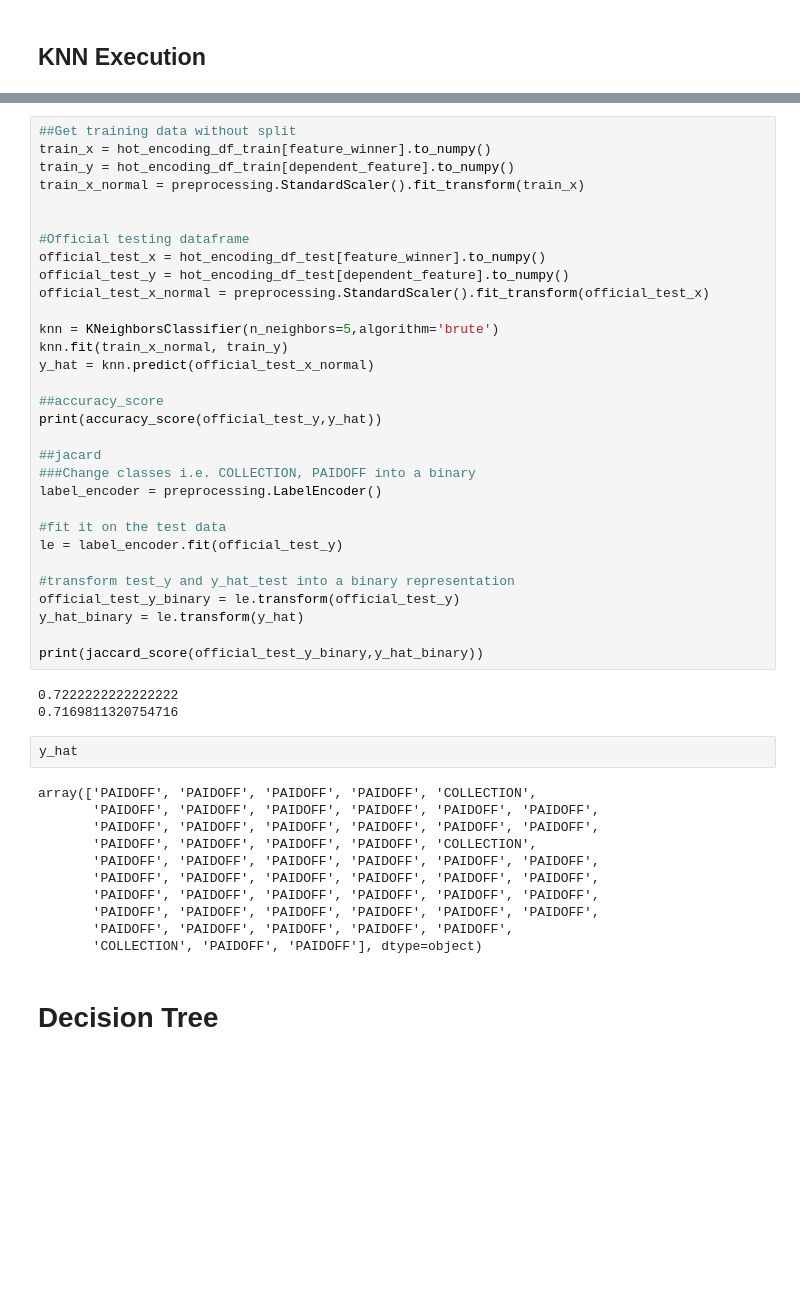
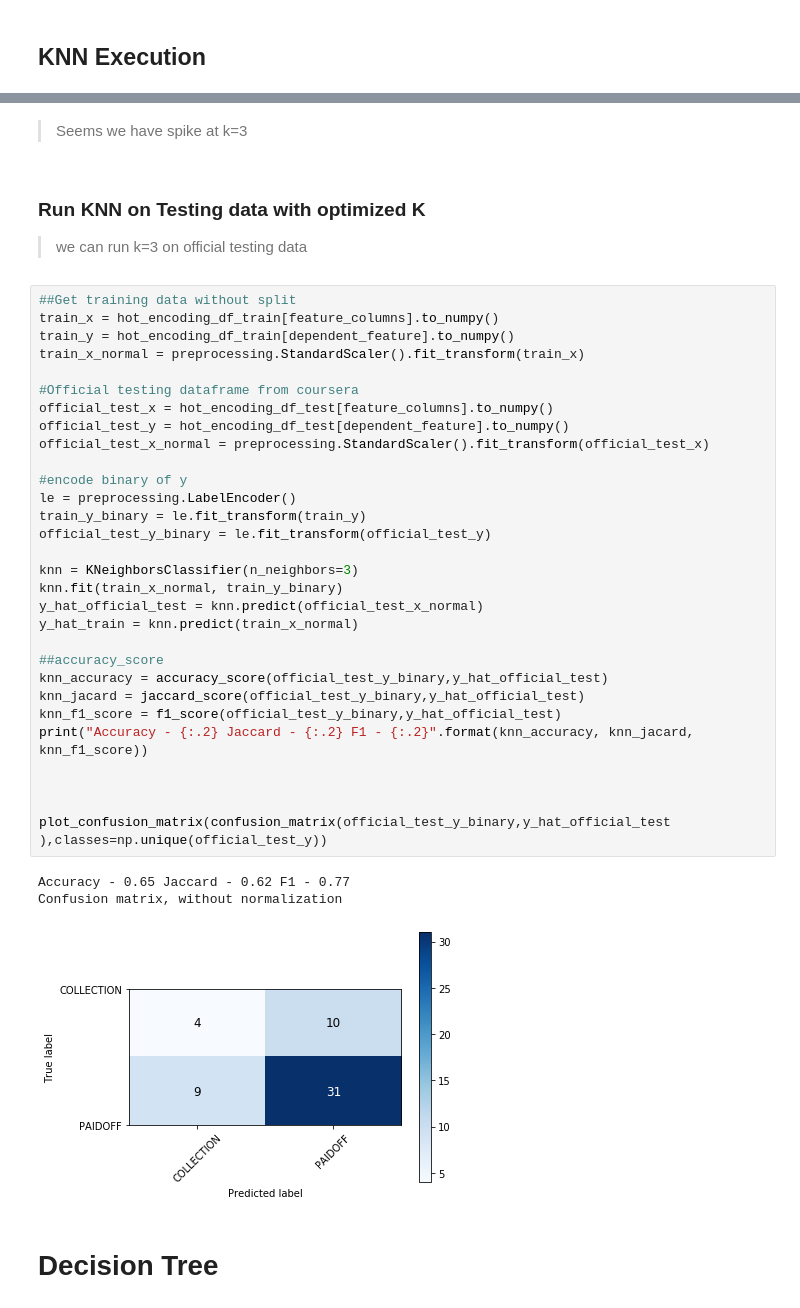
Before and after one commit to jwillis0720/CourseraJRW, a Jupyter notebook: IBM/MachineLearningwPython/week6_final/ML0101EN-Proj-Loan-py-v1.ipynb, the cells around one changed output, grey strips where cells are left out. Saved outputs shown, nothing was run; the diff lists cells and outputs as text; blank space fills up the shorter version.

```diff
--- a/IBM/MachineLearningwPython/week6_final/ML0101EN-Proj-Loan-py-v1.ipynb
+++ b/IBM/MachineLearningwPython/week6_final/ML0101EN-Proj-Loan-py-v1.ipynb
@@ -280,49 +290,42 @@ knn_plotting_dataframe.loc[knn_plotting_dataframe['k'] == 19].groupby('k').mean(
+# %% [markdown]
+> Seems we have spike at k=3
+# %% [markdown]
+### Run KNN on Testing data with optimized  K
+
+> we can run k=3 on official testing data
 # %%
 ##Get training data without split
-train_x = hot_encoding_df_train[feature_winner].to_numpy()
+train_x = hot_encoding_df_train[feature_columns].to_numpy()
 train_y = hot_encoding_df_train[dependent_feature].to_numpy()
 train_x_normal = preprocessing.StandardScaler().fit_transform(train_x)
 
-
-#Official testing dataframe
-official_test_x = hot_encoding_df_test[feature_winner].to_numpy()
+#Official testing dataframe from coursera
+official_test_x = hot_encoding_df_test[feature_columns].to_numpy()
 official_test_y = hot_encoding_df_test[dependent_feature].to_numpy()
 official_test_x_normal = preprocessing.StandardScaler().fit_transform(official_test_x)
 
-knn = KNeighborsClassifier(n_neighbors=5,algorithm='brute')
-knn.fit(train_x_normal, train_y)
-y_hat = knn.predict(official_test_x_normal)
+#encode binary of y
+le = preprocessing.LabelEncoder()
+train_y_binary = le.fit_transform(train_y)
+official_test_y_binary = le.fit_transform(official_test_y)
+
+knn = KNeighborsClassifier(n_neighbors=3)
+knn.fit(train_x_normal, train_y_binary)
+y_hat_official_test = knn.predict(official_test_x_normal)
+y_hat_train = knn.predict(train_x_normal)
 
 ##accuracy_score
-print(accuracy_score(official_test_y,y_hat))
+knn_accuracy = accuracy_score(official_test_y_binary,y_hat_official_test)
+knn_jacard = jaccard_score(official_test_y_binary,y_hat_official_test)
+knn_f1_score = f1_score(official_test_y_binary,y_hat_official_test)
+print("Accuracy - {:.2} Jaccard - {:.2} F1 - {:.2}".format(knn_accuracy, knn_jacard, knn_f1_score))
 
-##jacard
-###Change classes i.e. COLLECTION, PAIDOFF into a binary
-label_encoder = preprocessing.LabelEncoder()
 
-#fit it on the test data
-le = label_encoder.fit(official_test_y)
 
-#transform test_y and y_hat_test into a binary representation
-official_test_y_binary = le.transform(official_test_y)
-y_hat_binary = le.transform(y_hat)
-
-print(jaccard_score(official_test_y_binary,y_hat_binary))
+plot_confusion_matrix(confusion_matrix(official_test_y_binary,y_hat_official_test ),classes=np.unique(official_test_y))
 # %% [output]
-0.7222222222222222
-0.7169811320754716
+Accuracy - 0.65 Jaccard - 0.62 F1 - 0.77
+Confusion matrix, without normalization
+[figure, added]
-# %%
-y_hat
-# %% [output]
-array(['PAIDOFF', 'PAIDOFF', 'PAIDOFF', 'PAIDOFF', 'COLLECTION',
-       'PAIDOFF', 'PAIDOFF', 'PAIDOFF', 'PAIDOFF', 'PAIDOFF', 'PAIDOFF',
-       'PAIDOFF', 'PAIDOFF', 'PAIDOFF', 'PAIDOFF', 'PAIDOFF', 'PAIDOFF',
-       'PAIDOFF', 'PAIDOFF', 'PAIDOFF', 'PAIDOFF', 'COLLECTION',
-       'PAIDOFF', 'PAIDOFF', 'PAIDOFF', 'PAIDOFF', 'PAIDOFF', 'PAIDOFF',
-       'PAIDOFF', 'PAIDOFF', 'PAIDOFF', 'PAIDOFF', 'PAIDOFF', 'PAIDOFF',
-       'PAIDOFF', 'PAIDOFF', 'PAIDOFF', 'PAIDOFF', 'PAIDOFF', 'PAIDOFF',
-       'PAIDOFF', 'PAIDOFF', 'PAIDOFF', 'PAIDOFF', 'PAIDOFF', 'PAIDOFF',
-       'PAIDOFF', 'PAIDOFF', 'PAIDOFF', 'PAIDOFF', 'PAIDOFF',
-       'COLLECTION', 'PAIDOFF', 'PAIDOFF'], dtype=object)
 # %% [markdown]
 # Decision Tree
```
Also changed, not shown: parts of 21 cells of this notebook, 1 other file.
